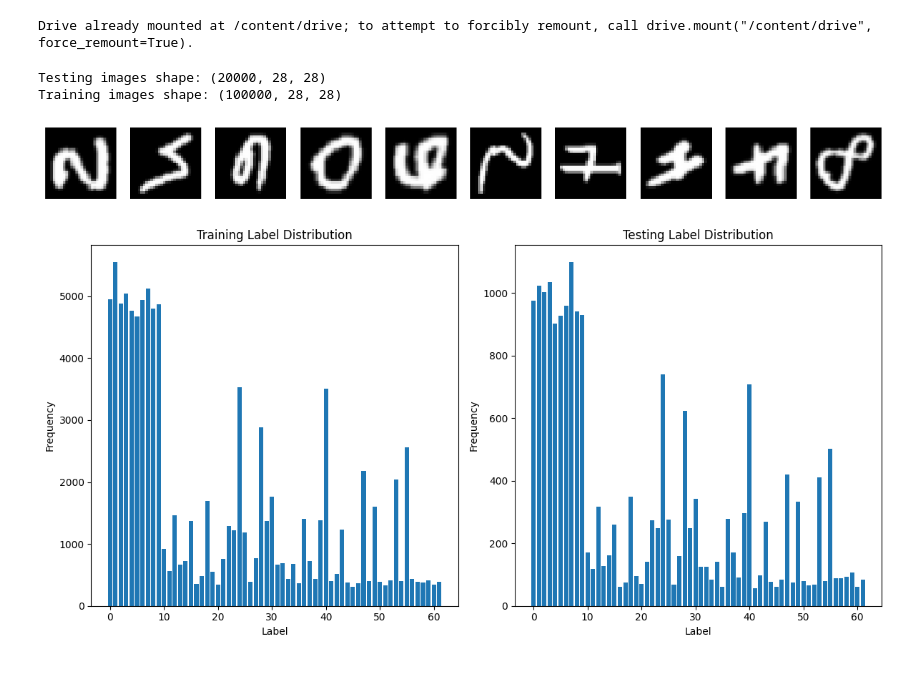
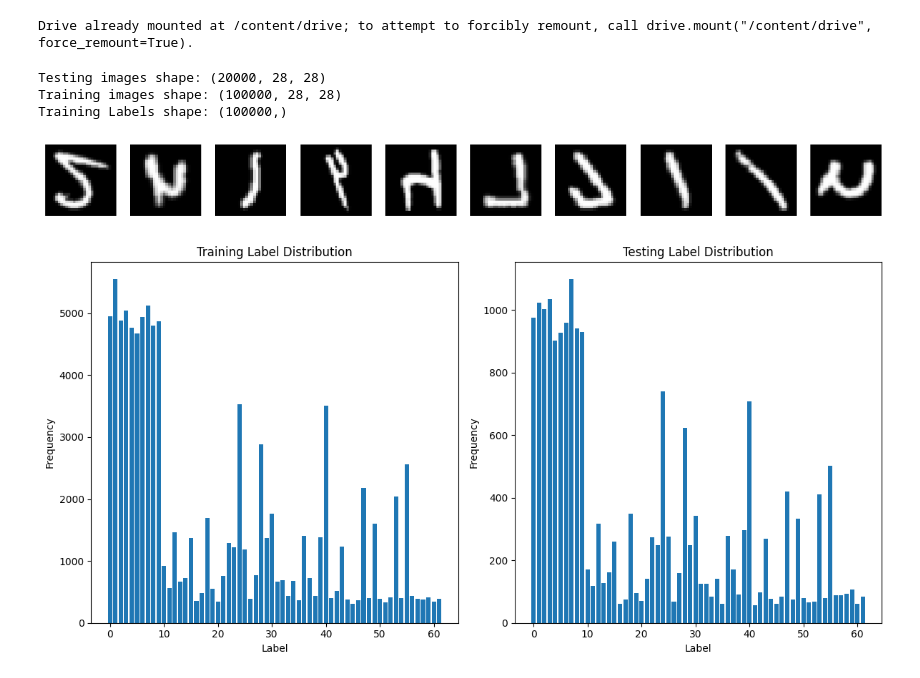
Before and after one commit to 0-2-H/COMP4318_ASSN2, a Jupyter notebook: Assignment_2.ipynb, the cells around one changed output. Saved outputs shown, nothing was run; the diff lists cells and outputs as text; code cells hidden in the pictures.

```diff
--- a/Assignment_2.ipynb
+++ b/Assignment_2.ipynb
@@ -26,29 +37,30 @@ test_images = test_dict['data']
 test_labels = test_dict['labels']
 print("Testing images shape:", test_images.shape)
 print("Training images shape:", train_images.shape)
+print("Training Labels shape:", train_labels.shape)
 # %% [output]
 Testing images shape: (20000, 28, 28)
 Training images shape: (100000, 28, 28)
+Training Labels shape: (100000,)
 # %%
 # Number of images to display
 num_images = 10
 
 # Create a figure and axes for the grid
 fig, axes = plt.subplots(1, num_images, figsize=(15, 5))
 
 # Iterate through the sample images
 for i in range(num_images):
   # Select a random image
   random_index = np.random.randint(0, len(train_images))
-  image = train_images[random_index].reshape(28, 28)
-
+  image = np.rot90(train_images[random_index].reshape(28, 28),k=1)
   # Display the image
   axes[i].imshow(image, cmap='gray')
   axes[i].axis('off')
 
 plt.show()
 # %% [output]
-[figure, old version]
+[figure, new version]
 # %%
 # Calculate the frequency of each label in the training set
 train_label_counts = {}
```
Also changed, not shown: parts of 11 cells of this notebook.
